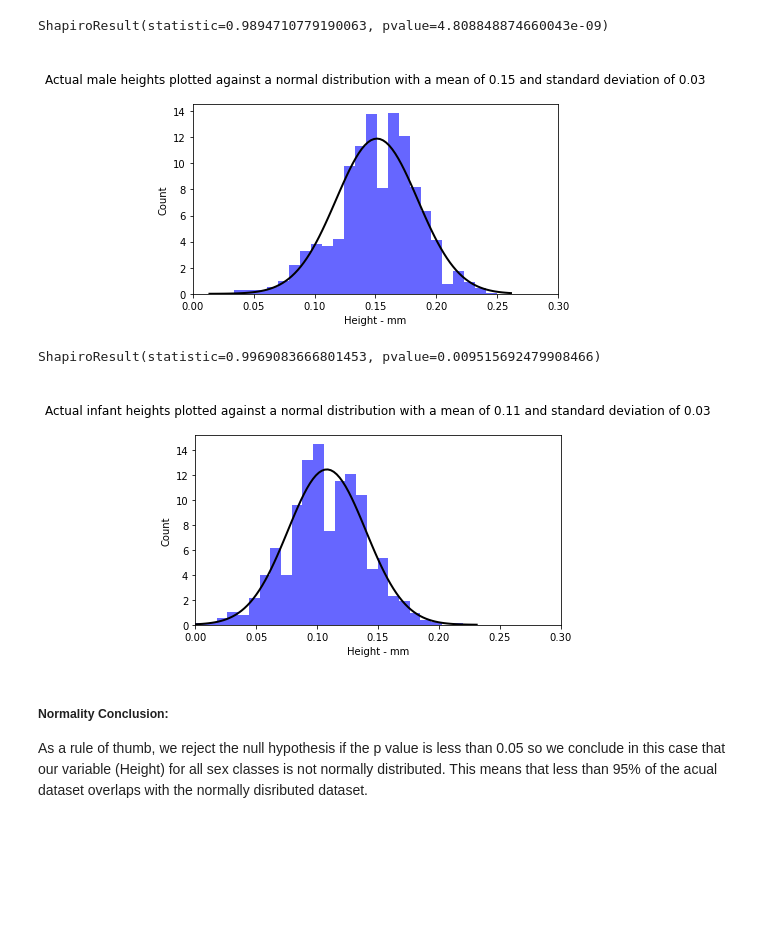
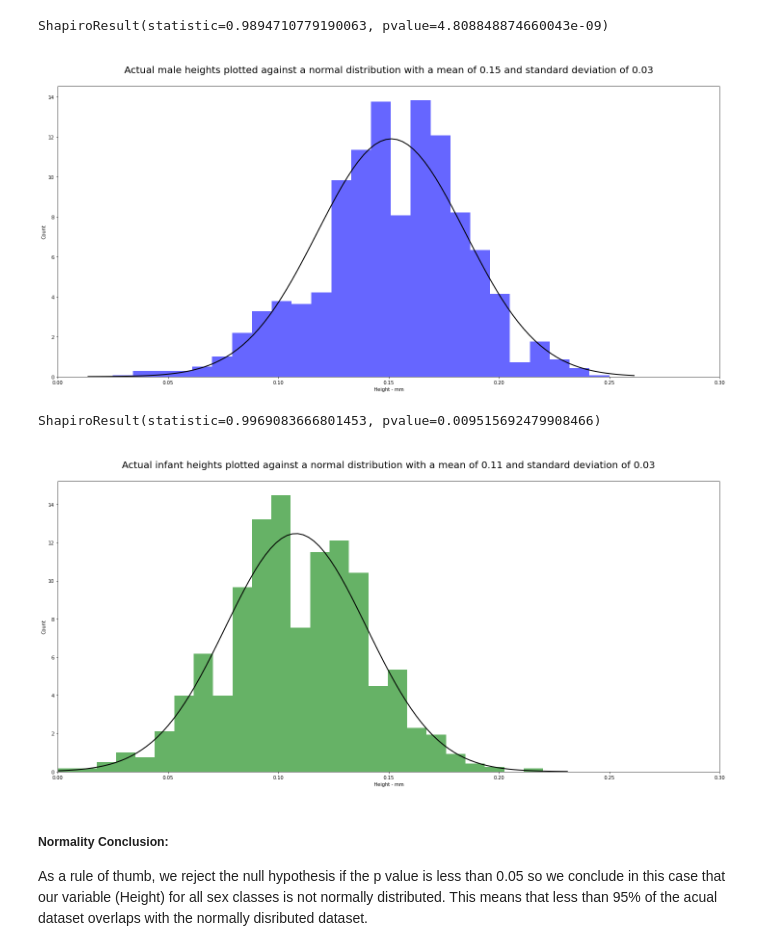
Before and after one commit to Fiona-600/Machine-Learning-and-Statistics-Project, a Jupyter notebook: scikit-stats.ipynb, the cells around one changed output. Drawn from its saved outputs; the diff is of its cells as text; code cells hidden in the pictures; blank space fills up the shorter version.

```diff
--- a/scikit-stats.ipynb
+++ b/scikit-stats.ipynb
@@ -177,6 +177,8 @@ Name: Sex, Length: 4176, dtype: object
 ***
 # %%
 # Identify any possible outliers in the dataset using a boxplot
+# Make the plots bigger.
+plt.rcParams['figure.figsize'] = (20.0, 10.0)
 plt.figure(figsize=(10, 5))
 sns.boxplot(x=dependent, y=independent);
 # %% [output]
@@ -266,13 +268,15 @@ ss.shapiro(dependent[independent == 'F'])
 ShapiroResult(statistic=0.994684636592865, pvalue=0.0001380363100906834)
 # %%
 ## Visualise the actual female heights versus the normal distribution as a plot
-plt.rcParams["figure.autolayout"] = True
+
+# Make the plots bigger.
+plt.rcParams['figure.figsize'] = (20.0, 10.0)
 
 # Fit a normal distribution to the data using mean and standard deviation values
 mu, std = norm.fit(Height_female)
 
 # Plot the histogram.
-plt.hist(Height_female, bins=25, density=True, alpha=0.6, color='b')
+plt.hist(Height_female, bins=25, density=True, alpha=0.6, color='r')
 
 # Plot the probability density function (pdf)
 xmin, xmax = plt.xlim()
@@ -281,7 +285,7 @@ p = norm.pdf(x, mu, std)
 plt.xlim(0.0,0.3)
 plt.plot(x, p, 'k', linewidth=2)
 title = "\nActual Female heights plotted against a normal distribution with a mean of {:.2f} and standard deviation of {:.2f}\n".format(mu, std)
-plt.title(title)
+plt.title(title, fontsize=20)
 plt.xlabel("Height - mm")
 plt.ylabel("Count")
 plt.show();
@@ -309,12 +313,12 @@ p = norm.pdf(x, mu, std)
 plt.xlim(0.0,0.3)
 plt.plot(x, p, 'k', linewidth=2)
 title = "\nActual male heights plotted against a normal distribution with a mean of {:.2f} and standard deviation of {:.2f}\n".format(mu, std)
-plt.title(title)
+plt.title(title, fontsize=20)
 plt.xlabel("Height - mm")
 plt.ylabel("Count")
 plt.show();
 # %% [output]
-[figure, old version]
+[figure, new version]
 # %%
 # Run the Shapiro-Wilk test for infant heights
 ss.shapiro(dependent[independent == 'I'])
@@ -322,27 +326,26 @@ ss.shapiro(dependent[independent == 'I'])
 ShapiroResult(statistic=0.9969083666801453, pvalue=0.009515692479908466)
 # %%
 # Plot the actual infant heights versus the normal distribution
-plt.rcParams["figure.autolayout"] = True
 
 # Fit a normal distribution to the data using mean and standard deviation values
 mu, std = norm.fit(dependent[independent == 'I'])
 
 # Plot the histogram.
-plt.hist(dependent[independent == 'I'], bins=25, density=True, alpha=0.6, color='b')
+plt.hist(dependent[independent == 'I'], bins=25, density=True, alpha=0.6, color='g')
 
 # Plot the probability density function (pdf)
 xmin, xmax = plt.xlim()
 x = np.linspace(xmin, xmax, 100)
 p = norm.pdf(x, mu, std)
 plt.xlim(0.0,0.3)
 plt.plot(x, p, 'k', linewidth=2)
-title = "\nActual infant heights plotted against a normal distribution with a mean of {:.2f} and standard deviation of {:.2f}\n".format(mu, std)
-plt.title(title)
+title = ("\nActual infant heights plotted against a normal distribution with a mean of {:.2f} and standard deviation of {:.2f}\n".format(mu, std))
+plt.title(title, fontsize=20)
 plt.xlabel("Height - mm")
 plt.ylabel("Count")
 plt.show();
 # %% [output]
-[figure, old version]
+[figure, new version]
 # %% [markdown]
 ##### Normality Conclusion:
 
```
Also changed, not shown: parts of 5 cells of this notebook.
